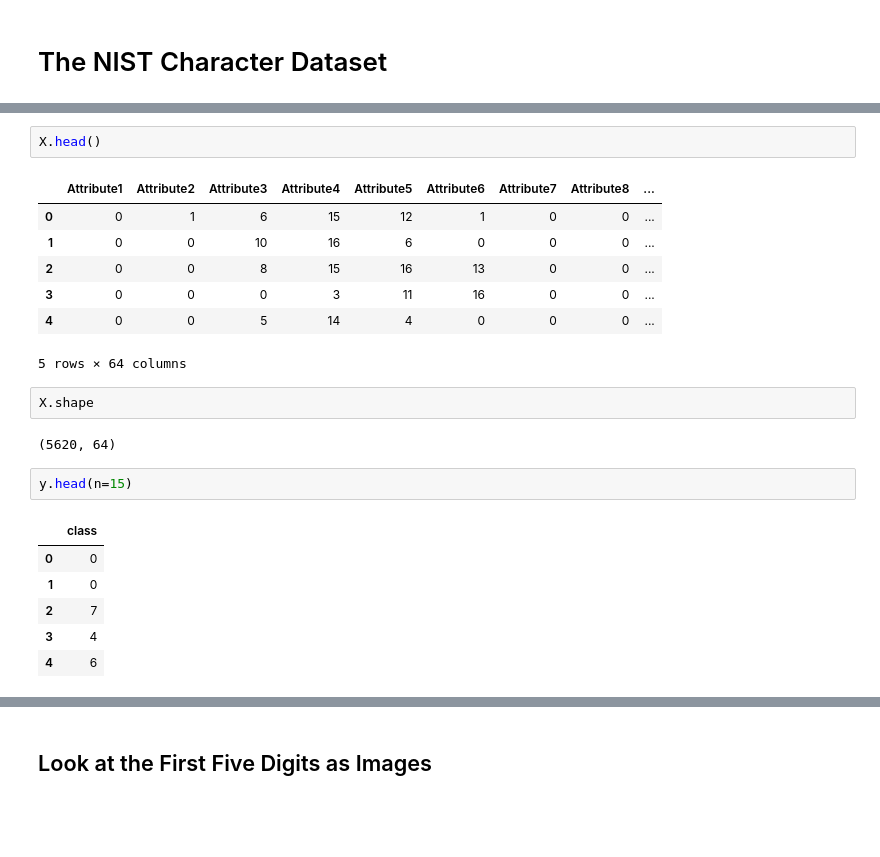
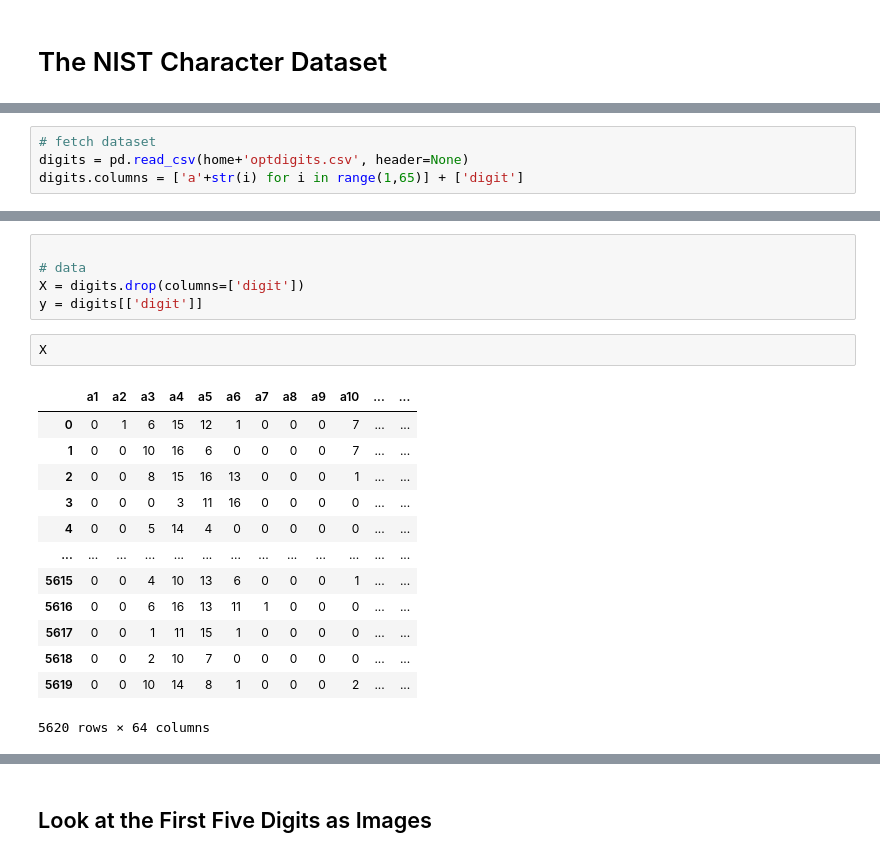
Before and after one commit to lutzhamel/CSC310, a Jupyter notebook: notes/22b-digits.ipynb, the cells around one changed output, grey strips where cells are left out. Drawn from its saved outputs; the diff is of its cells as text; blank space fills up the shorter version.

```diff
--- a/notes/22b-digits.ipynb
+++ b/notes/22b-digits.ipynb
@@ -55,0 +49,4 @@ y = digits.data.targets
+# %%
+# fetch dataset
+digits = pd.read_csv(home+'optdigits.csv', header=None)
+digits.columns = ['a'+str(i) for i in range(1,65)] + ['digit']
@@ -56,23 +69,21 @@ y = digits.data.targets
+# %%
+
+# data
+X = digits.drop(columns=['digit'])
+y = digits[['digit']]
 # %%
-X.head()
+X
 # %% [output]
-|  | Attribute1 | Attribute2 | Attribute3 | Attribute4 | Attribute5 | Attribute6 | Attribute7 | Attribute8 | ... |
-| 0 | 0 | 1 | 6 | 15 | 12 | 1 | 0 | 0 | ... |
-| 1 | 0 | 0 | 10 | 16 | 6 | 0 | 0 | 0 | ... |
-| 2 | 0 | 0 | 8 | 15 | 16 | 13 | 0 | 0 | ... |
-| 3 | 0 | 0 | 0 | 3 | 11 | 16 | 0 | 0 | ... |
-| 4 | 0 | 0 | 5 | 14 | 4 | 0 | 0 | 0 | ... |
+|  | a1 | a2 | a3 | a4 | a5 | a6 | a7 | a8 | a9 | a10 | ... | ... |
+| 0 | 0 | 1 | 6 | 15 | 12 | 1 | 0 | 0 | 0 | 7 | ... | ... |
+| 1 | 0 | 0 | 10 | 16 | 6 | 0 | 0 | 0 | 0 | 7 | ... | ... |
+| 2 | 0 | 0 | 8 | 15 | 16 | 13 | 0 | 0 | 0 | 1 | ... | ... |
+| 3 | 0 | 0 | 0 | 3 | 11 | 16 | 0 | 0 | 0 | 0 | ... | ... |
+| 4 | 0 | 0 | 5 | 14 | 4 | 0 | 0 | 0 | 0 | 0 | ... | ... |
+| ... | ... | ... | ... | ... | ... | ... | ... | ... | ... | ... | ... | ... |
+| 5615 | 0 | 0 | 4 | 10 | 13 | 6 | 0 | 0 | 0 | 1 | ... | ... |
+| 5616 | 0 | 0 | 6 | 16 | 13 | 11 | 1 | 0 | 0 | 0 | ... | ... |
+| 5617 | 0 | 0 | 1 | 11 | 15 | 1 | 0 | 0 | 0 | 0 | ... | ... |
+| 5618 | 0 | 0 | 2 | 10 | 7 | 0 | 0 | 0 | 0 | 0 | ... | ... |
+| 5619 | 0 | 0 | 10 | 14 | 8 | 1 | 0 | 0 | 0 | 2 | ... | ... |
-5 rows × 64 columns
+5620 rows × 64 columns
-# %%
-X.shape
-# %% [output]
-(5620, 64)
-# %%
-y.head(n=15)
-# %% [output]
-|  | class |
-| 0 | 0 |
-| 1 | 0 |
-| 2 | 7 |
-| 3 | 4 |
-| 4 | 6 |
```
Also changed, not shown: parts of 32 cells of this notebook, 1 other file.
